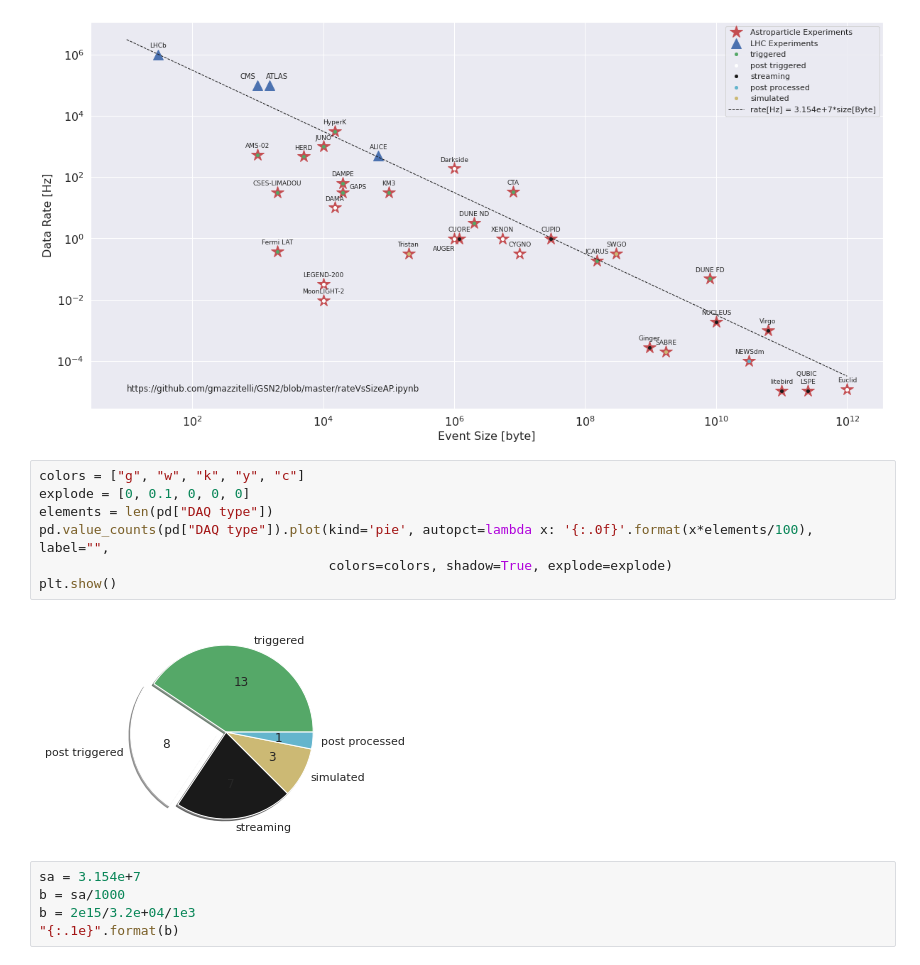
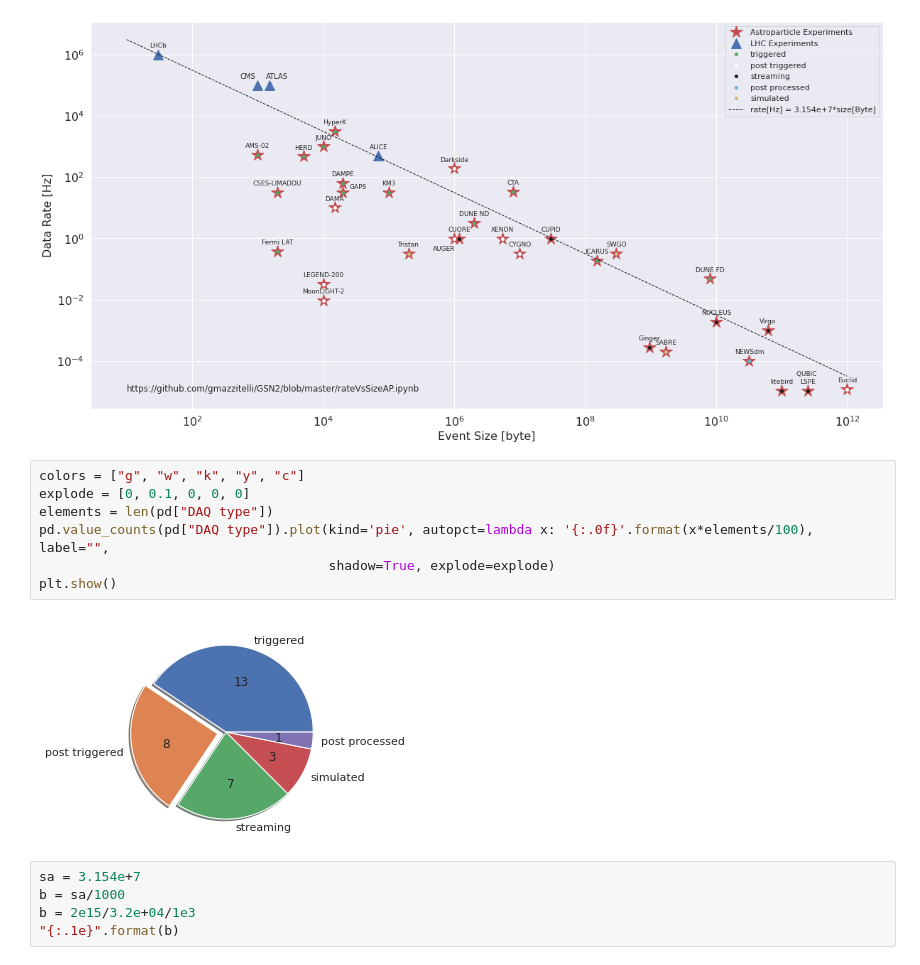
Before and after one commit to gmazzitelli/GSN2, a Jupyter notebook: rateVsSizeAP.ipynb, the cells around one changed output. Cells and saved outputs as stored; diff of their text form.

```diff
--- a/rateVsSizeAP.ipynb
+++ b/rateVsSizeAP.ipynb
@@ -103,12 +103,12 @@ plt.show()
 # %%
 colors = ["g", "w", "k", "y", "c"]
 explode = [0, 0.1, 0, 0, 0]
 elements = len(pd["DAQ type"])
 pd.value_counts(pd["DAQ type"]).plot(kind='pie', autopct=lambda x: '{:.0f}'.format(x*elements/100), label="",
-                                     colors=colors, shadow=True, explode=explode)
+                                     shadow=True, explode=explode)
 plt.show()
 # %% [output]
-[figure, old version]
+[figure, new version]
 # %%
 sa = 3.154e+7
 b = sa/1000
```
Also changed, not shown: parts of 6 cells of this notebook.
